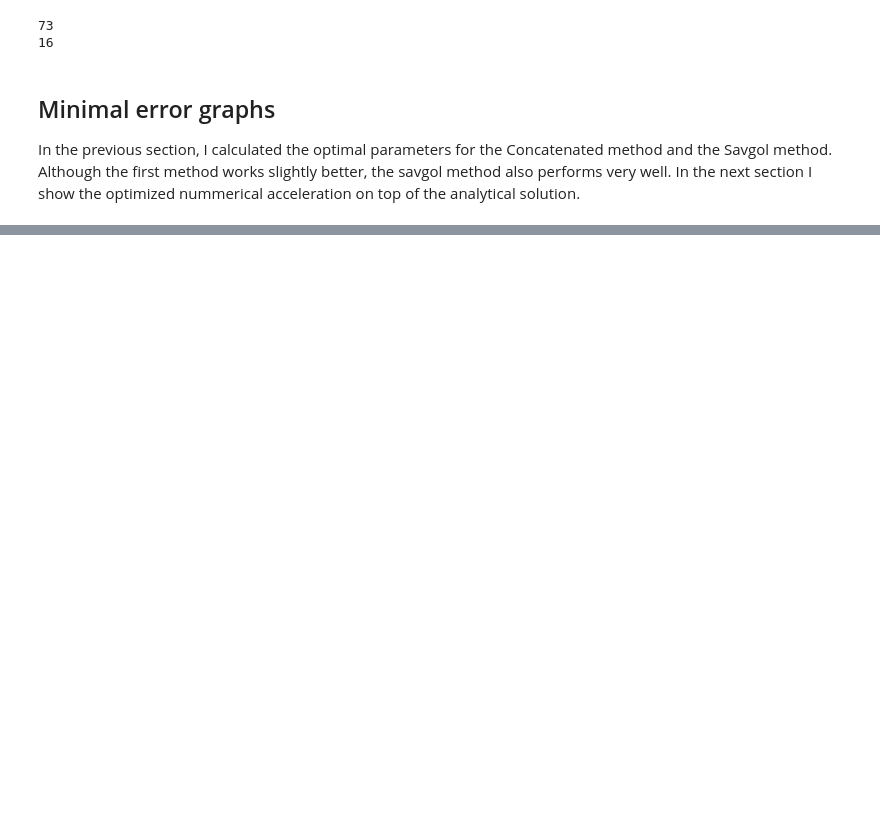
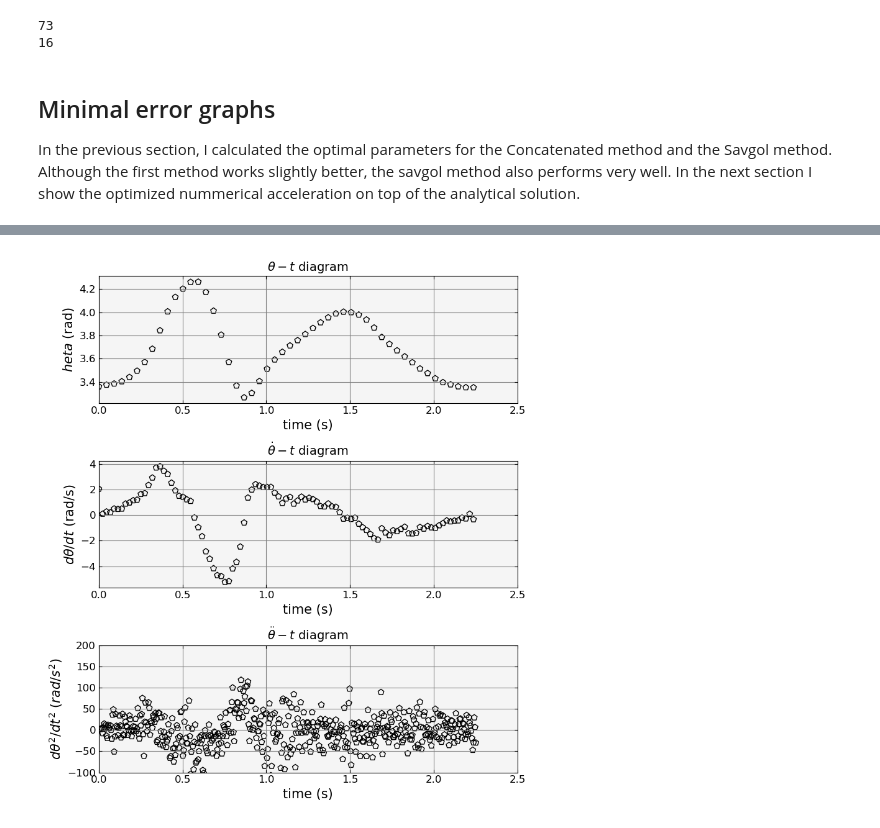
Before and after one commit to JBusink/Ndiff, a Jupyter notebook: code/Notebook_Pendulum.ipynb, the cells around one changed output, grey strips where cells are left out. Cells and saved outputs as stored; diff of their text form; code cells hidden in the pictures; blank space fills up the shorter version.

```diff
--- a/code/Notebook_Pendulum.ipynb
+++ b/code/Notebook_Pendulum.ipynb
@@ -314,0 +342,33 @@ for i in range(2):
+# %%
+der1 = np.gradient(Angle,Time)
+der2 = np.gradient(der1,Time)
+
+fig,axes=plt.subplots(3,1,figsize=(8,9))
+axes[0].scatter(Time[::10],Angle[::10],color = 'black', s = 50, marker ='p',ec='black',fc='none') #plot every tenth datapoint [::10]
+
+axes[1].scatter(Time[::5], der1[::5], color='black', s = 50, marker ='p',ec='black',fc='none')
+
+axes[2].scatter(Time[::], der2[::], color='black', s = 50, marker ='p',ec='black',fc='none')
+
+
+axes[0].set_title(r'$\theta-t$ diagram',fontsize=14)
+axes[1].set_title(r'$\dot{\theta}-t$ diagram',fontsize=14)
+axes[2].set_title(r'$\ddot{\theta}-t$ diagram',fontsize=14)
+axes[2].set_ylim(-100,200)
+for i in range(3):
+    axes[i].set_xlim(0,2.5)
+    axes[i].set_xlabel('time (s)',fontsize=15)
+    axes[i].tick_params(direction="in",labelsize=12,bottom = True,top = True,left= True,right=True) #inward direction of tick-lines
+    axes[i].set_facecolor('whitesmoke')
+    axes[i].grid(True,color='gray')
+
+axes[0].set_ylabel('$\theta$ (rad)',fontsize=15)
+axes[1].set_ylabel(r'$d\theta/dt$ (rad/s)',fontsize=15)
+axes[2].set_ylabel(r'$d\theta^2/dt^2$ $(rad/s^2)$',fontsize=15)
+plt.tight_layout()
+plt.show()
+
+# location='user_defined_location'
+# plt.savefig('location'+'simple_pendulum.svg')
+# %% [output]
+[figure, added]
```
Also changed, not shown: parts of 10 cells of this notebook, 2 other files.
